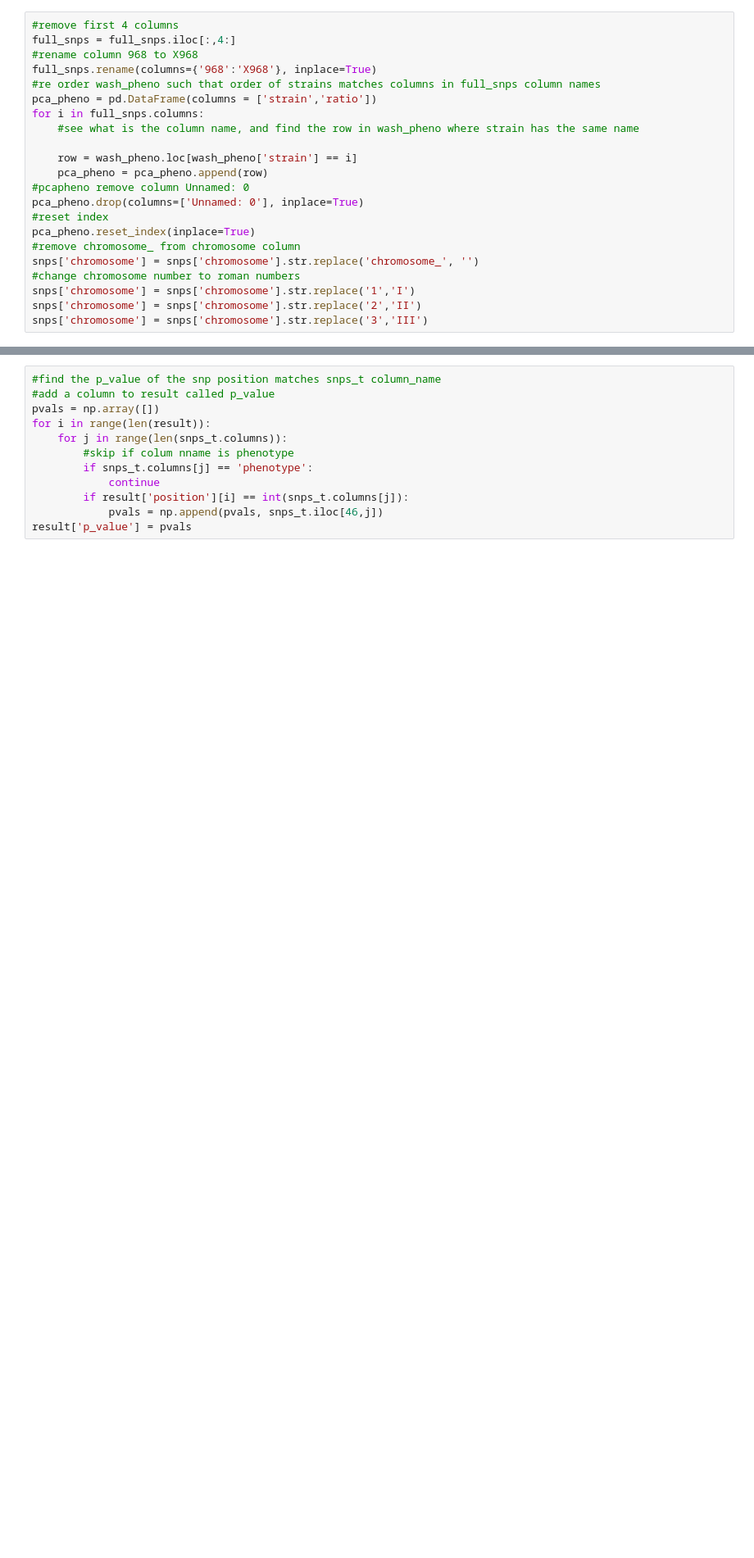
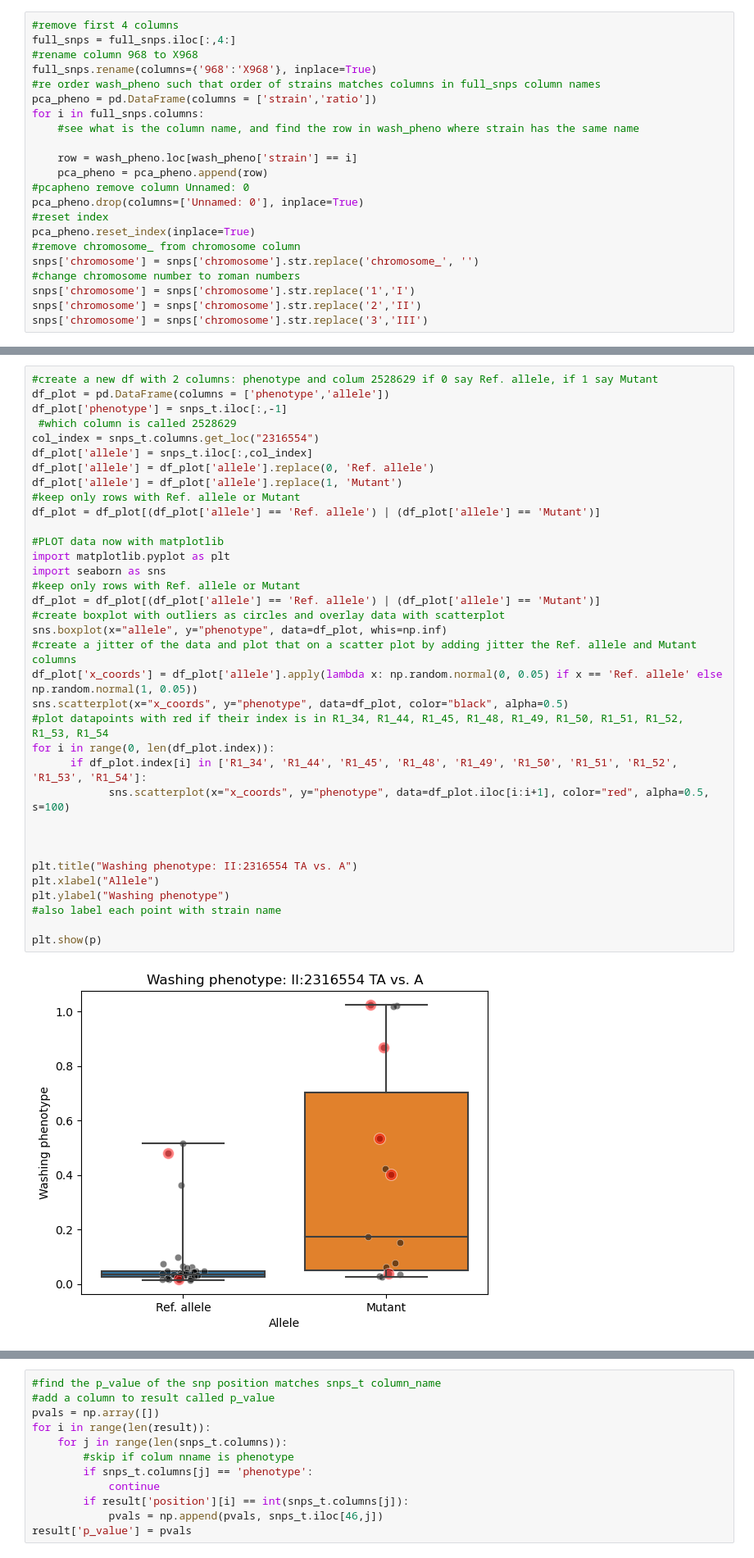
Before and after one commit to BKover99/S.-Pombe-MLPs, a Jupyter notebook: Bence folder/QTL mapping/follow_up_on_snps.ipynb, the cells around one changed output, grey strips where cells are left out. Shown: that part at 82% size. Saved outputs shown, nothing was run; the diff lists cells and outputs as text; blank space fills up the shorter version.

```diff
--- a/Bence folder/QTL mapping/follow_up_on_snps.ipynb
+++ b/Bence folder/QTL mapping/follow_up_on_snps.ipynb
@@ -185,0 +152,37 @@ plt.show()
+# %%
+#create a new df with 2 columns: phenotype and colum 2528629 if 0 say Ref. allele, if 1 say Mutant
+df_plot = pd.DataFrame(columns = ['phenotype','allele'])
+df_plot['phenotype'] = snps_t.iloc[:,-1]
+ #which column is called 2528629
+col_index = snps_t.columns.get_loc("2316554")
+df_plot['allele'] = snps_t.iloc[:,col_index]
+df_plot['allele'] = df_plot['allele'].replace(0, 'Ref. allele')
+df_plot['allele'] = df_plot['allele'].replace(1, 'Mutant')
+#keep only rows with Ref. allele or Mutant
+df_plot = df_plot[(df_plot['allele'] == 'Ref. allele') | (df_plot['allele'] == 'Mutant')]
+
+#PLOT data now with matplotlib
+import matplotlib.pyplot as plt
+import seaborn as sns
+#keep only rows with Ref. allele or Mutant
+df_plot = df_plot[(df_plot['allele'] == 'Ref. allele') | (df_plot['allele'] == 'Mutant')]
+#create boxplot with outliers as circles and overlay data with scatterplot
+sns.boxplot(x="allele", y="phenotype", data=df_plot, whis=np.inf)
+#create a jitter of the data and plot that on a scatter plot by adding jitter the Ref. allele and Mutant columns
+df_plot['x_coords'] = df_plot['allele'].apply(lambda x: np.random.normal(0, 0.05) if x == 'Ref. allele' else np.random.normal(1, 0.05))
+sns.scatterplot(x="x_coords", y="phenotype", data=df_plot, color="black", alpha=0.5)
+#plot datapoints with red if their index is in R1_34, R1_44, R1_45, R1_48, R1_49, R1_50, R1_51, R1_52, R1_53, R1_54
+for i in range(0, len(df_plot.index)):
+      if df_plot.index[i] in ['R1_34', 'R1_44', 'R1_45', 'R1_48', 'R1_49', 'R1_50', 'R1_51', 'R1_52', 'R1_53', 'R1_54']:
+            sns.scatterplot(x="x_coords", y="phenotype", data=df_plot.iloc[i:i+1], color="red", alpha=0.5, s=100)
+
+
+
+plt.title("Washing phenotype: II:2316554 TA vs. A")
+plt.xlabel("Allele")
+plt.ylabel("Washing phenotype")
+#also label each point with strain name
+
+plt.show(p)
+# %% [output]
+[figure, added]
```
Also changed, not shown: parts of 29 cells of this notebook, 46 other files.
